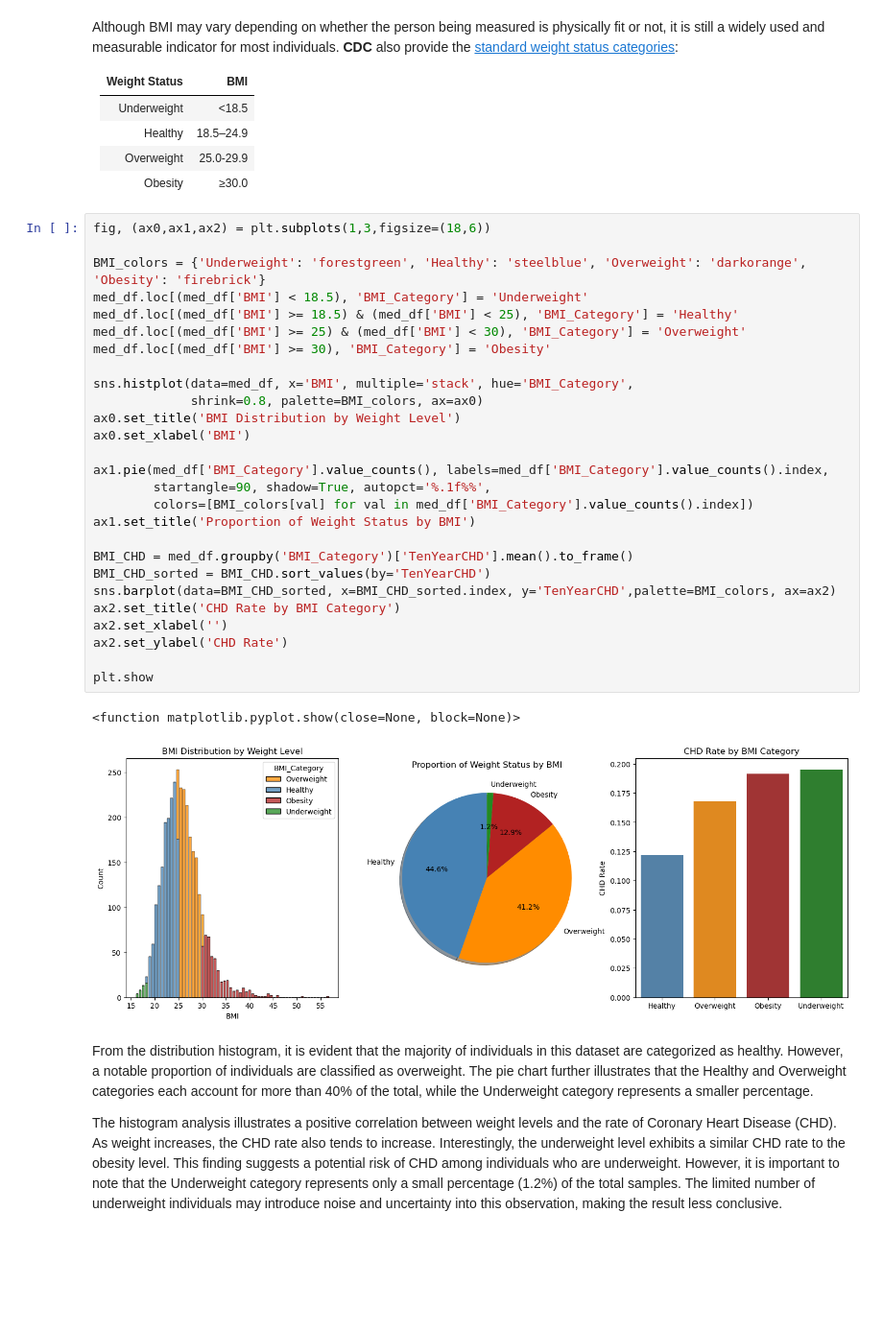
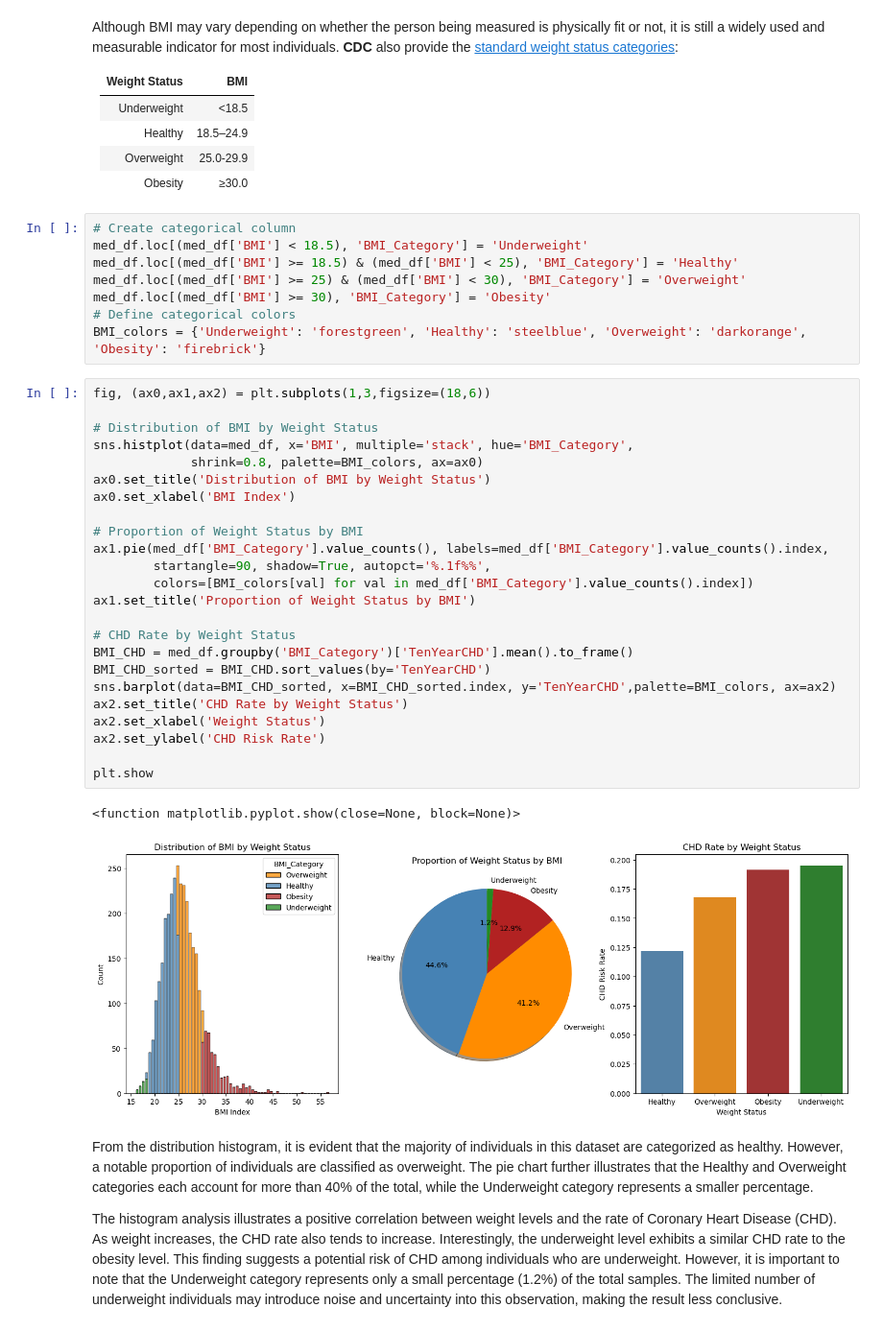
Before and after one commit to puc26/kaggleNotebook, a Jupyter notebook: cardiovascular_risk.ipynb, the cells around one changed output. Shown at 96% size. Drawn from its saved outputs; the diff is of its cells as text; blank space fills up the shorter version.

```diff
--- a/cardiovascular_risk.ipynb
+++ b/cardiovascular_risk.ipynb
@@ -425,36 +563,41 @@ Although BMI may vary depending on whether the person being measured is physical
 |Healthy|18.5–24.9|
 |Overweight|25.0-29.9|
 |Obesity|≥30.0|
+# %%
+# Create categorical column
+med_df.loc[(med_df['BMI'] < 18.5), 'BMI_Category'] = 'Underweight'
+med_df.loc[(med_df['BMI'] >= 18.5) & (med_df['BMI'] < 25), 'BMI_Category'] = 'Healthy'
+med_df.loc[(med_df['BMI'] >= 25) & (med_df['BMI'] < 30), 'BMI_Category'] = 'Overweight'
+med_df.loc[(med_df['BMI'] >= 30), 'BMI_Category'] = 'Obesity'
+# Define categorical colors
+BMI_colors = {'Underweight': 'forestgreen', 'Healthy': 'steelblue', 'Overweight': 'darkorange', 'Obesity': 'firebrick'}
 # %%
 fig, (ax0,ax1,ax2) = plt.subplots(1,3,figsize=(18,6))
 
-BMI_colors = {'Underweight': 'forestgreen', 'Healthy': 'steelblue', 'Overweight': 'darkorange', 'Obesity': 'firebrick'}
-med_df.loc[(med_df['BMI'] < 18.5), 'BMI_Category'] = 'Underweight'
-med_df.loc[(med_df['BMI'] >= 18.5) & (med_df['BMI'] < 25), 'BMI_Category'] = 'Healthy'
-med_df.loc[(med_df['BMI'] >= 25) & (med_df['BMI'] < 30), 'BMI_Category'] = 'Overweight'
-med_df.loc[(med_df['BMI'] >= 30), 'BMI_Category'] = 'Obesity'
-
+# Distribution of BMI by Weight Status
 sns.histplot(data=med_df, x='BMI', multiple='stack', hue='BMI_Category',
              shrink=0.8, palette=BMI_colors, ax=ax0)
-ax0.set_title('BMI Distribution by Weight Level')
-ax0.set_xlabel('BMI')
+ax0.set_title('Distribution of BMI by Weight Status')
+ax0.set_xlabel('BMI Index')
 
+# Proportion of Weight Status by BMI
 ax1.pie(med_df['BMI_Category'].value_counts(), labels=med_df['BMI_Category'].value_counts().index,
         startangle=90, shadow=True, autopct='%.1f%%',
         colors=[BMI_colors[val] for val in med_df['BMI_Category'].value_counts().index])
 ax1.set_title('Proportion of Weight Status by BMI')
 
+# CHD Rate by Weight Status
 BMI_CHD = med_df.groupby('BMI_Category')['TenYearCHD'].mean().to_frame()
 BMI_CHD_sorted = BMI_CHD.sort_values(by='TenYearCHD')
 sns.barplot(data=BMI_CHD_sorted, x=BMI_CHD_sorted.index, y='TenYearCHD',palette=BMI_colors, ax=ax2)
-ax2.set_title('CHD Rate by BMI Category')
-ax2.set_xlabel('')
-ax2.set_ylabel('CHD Rate')
+ax2.set_title('CHD Rate by Weight Status')
+ax2.set_xlabel('Weight Status')
+ax2.set_ylabel('CHD Risk Rate')
 
 plt.show
 # %% [output]
 <function matplotlib.pyplot.show(close=None, block=None)>
-[figure, old version]
+[figure, new version]
 # %% [markdown]
 From the distribution histogram, it is evident that the majority of individuals in this dataset are categorized as healthy. However, a notable proportion of individuals are classified as overweight. The pie chart further illustrates that the Healthy and Overweight categories each account for more than 40% of the total, while the Underweight category represents a smaller percentage.
 
```
Also changed, not shown: parts of 144 cells of this notebook.
